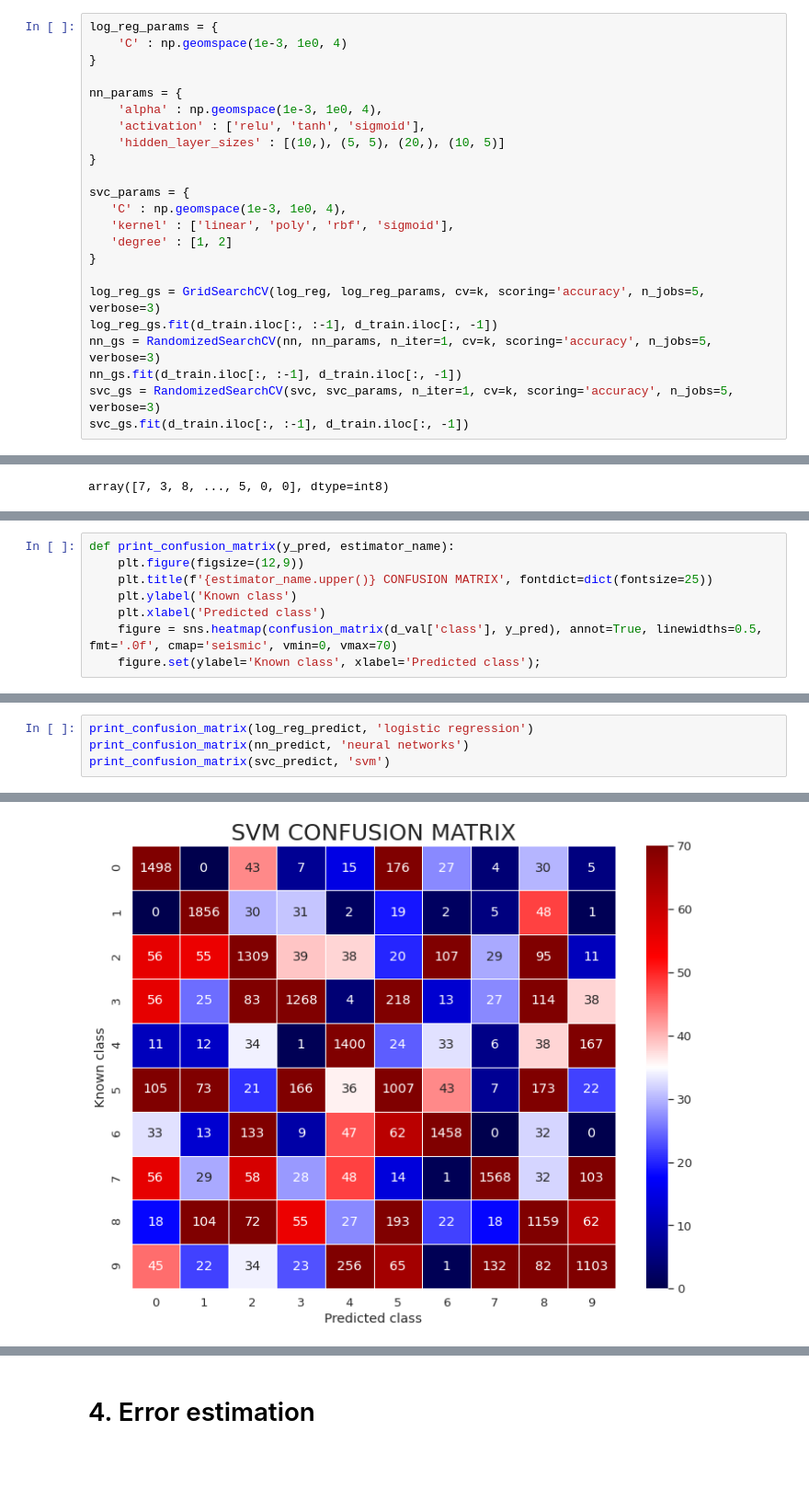
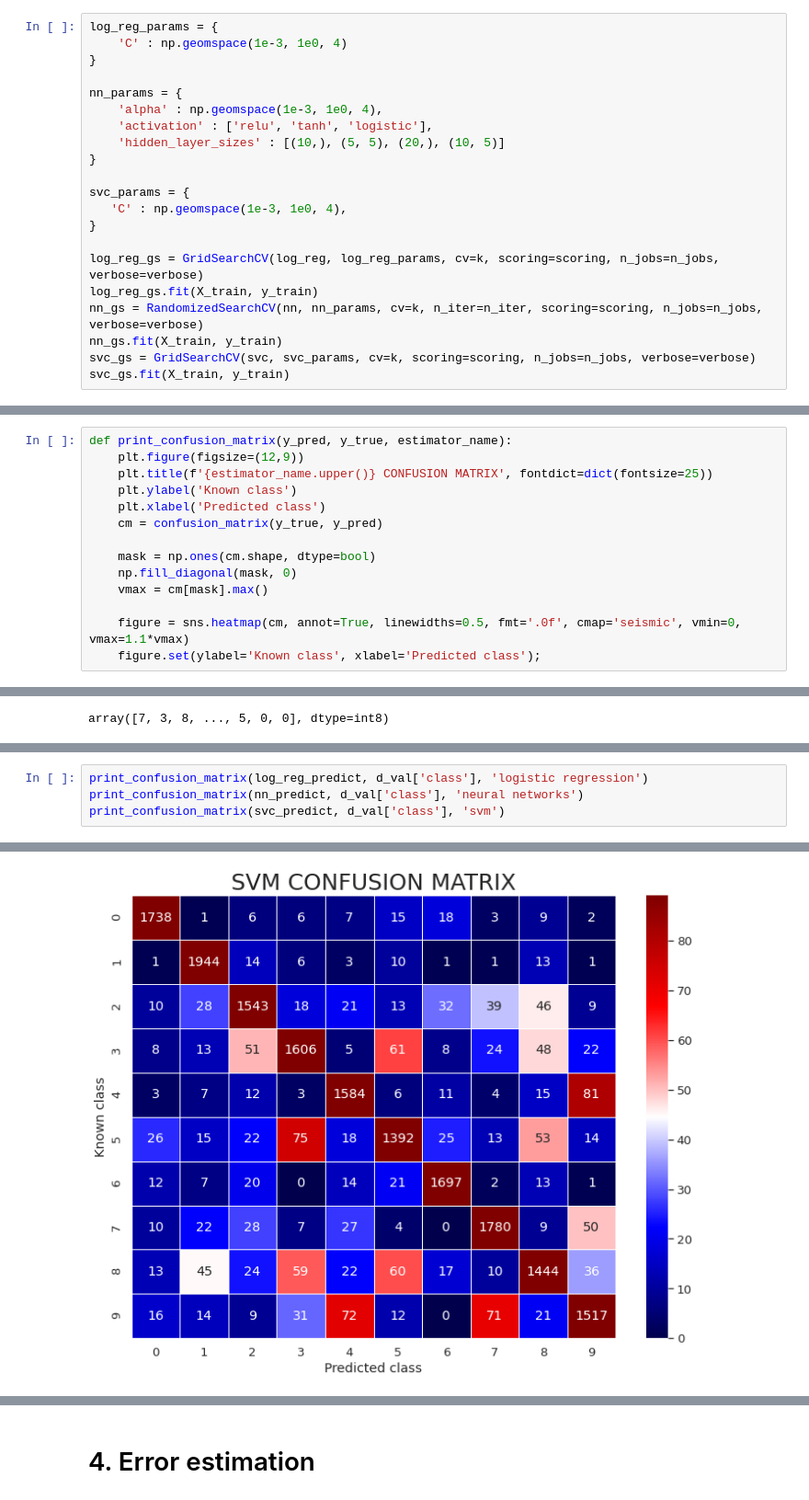
Before and after one commit to Giatroo/MAC0460-EP4, a Jupyter notebook: ep04.ipynb, the cells around one changed output, grey strips where cells are left out. Shown: that part at 92% size. Cells and saved outputs as stored; diff of their text form; blank space fills up the shorter version.

```diff
--- a/ep04.ipynb
+++ b/ep04.ipynb
@@ -219,20 +225,18 @@ log_reg_params = {
 
 nn_params = {
     'alpha' : np.geomspace(1e-3, 1e0, 4),
-    'activation' : ['relu', 'tanh', 'sigmoid'],
+    'activation' : ['relu', 'tanh', 'logistic'],
     'hidden_layer_sizes' : [(10,), (5, 5), (20,), (10, 5)]
 }
 
 svc_params = {
    'C' : np.geomspace(1e-3, 1e0, 4),
-   'kernel' : ['linear', 'poly', 'rbf', 'sigmoid'],
-   'degree' : [1, 2]
 }
 
-log_reg_gs = GridSearchCV(log_reg, log_reg_params, cv=k, scoring='accuracy', n_jobs=5, verbose=3)
-log_reg_gs.fit(d_train.iloc[:, :-1], d_train.iloc[:, -1])
-nn_gs = RandomizedSearchCV(nn, nn_params, n_iter=1, cv=k, scoring='accuracy', n_jobs=5, verbose=3)
-nn_gs.fit(d_train.iloc[:, :-1], d_train.iloc[:, -1])
-svc_gs = RandomizedSearchCV(svc, svc_params, n_iter=1, cv=k, scoring='accuracy', n_jobs=5, verbose=3)
-svc_gs.fit(d_train.iloc[:, :-1], d_train.iloc[:, -1])
+log_reg_gs = GridSearchCV(log_reg, log_reg_params, cv=k, scoring=scoring, n_jobs=n_jobs, verbose=verbose)
+log_reg_gs.fit(X_train, y_train)
+nn_gs = RandomizedSearchCV(nn, nn_params, cv=k, n_iter=n_iter, scoring=scoring, n_jobs=n_jobs, verbose=verbose)
+nn_gs.fit(X_train, y_train)
+svc_gs = GridSearchCV(svc, svc_params, cv=k, scoring=scoring, n_jobs=n_jobs, verbose=verbose)
+svc_gs.fit(X_train, y_train)
 # %% [output]
@@ -267,0 +284,14 @@ def get_errors_df(estimators, X_test, y_test):
+# %%
+def print_confusion_matrix(y_pred, y_true, estimator_name):
+    plt.figure(figsize=(12,9))
+    plt.title(f'{estimator_name.upper()} CONFUSION MATRIX', fontdict=dict(fontsize=25))
+    plt.ylabel('Known class')
+    plt.xlabel('Predicted class')
+    cm = confusion_matrix(y_true, y_pred)
+
+    mask = np.ones(cm.shape, dtype=bool)
+    np.fill_diagonal(mask, 0)
+    vmax = cm[mask].max()
+
+    figure = sns.heatmap(cm, annot=True, linewidths=0.5, fmt='.0f', cmap='seismic', vmin=0, vmax=1.1*vmax)
+    figure.set(ylabel='Known class', xlabel='Predicted class');
@@ -343,8 +377,0 @@ plot_errors(errors_df)
-# %%
-def print_confusion_matrix(y_pred, estimator_name):
-    plt.figure(figsize=(12,9))
-    plt.title(f'{estimator_name.upper()} CONFUSION MATRIX', fontdict=dict(fontsize=25))
-    plt.ylabel('Known class')
-    plt.xlabel('Predicted class')
-    figure = sns.heatmap(confusion_matrix(d_val['class'], y_pred), annot=True, linewidths=0.5, fmt='.0f', cmap='seismic', vmin=0, vmax=70)
-    figure.set(ylabel='Known class', xlabel='Predicted class');
@@ -351,5 +382,5 @@ def print_confusion_matrix(y_pred, estimator_name):
 # %%
-print_confusion_matrix(log_reg_predict, 'logistic regression')
-print_confusion_matrix(nn_predict, 'neural networks')
-print_confusion_matrix(svc_predict, 'svm')
+print_confusion_matrix(log_reg_predict, d_val['class'], 'logistic regression')
+print_confusion_matrix(nn_predict, d_val['class'], 'neural networks')
+print_confusion_matrix(svc_predict, d_val['class'], 'svm')
 # %% [output]
@@ -358,4 +389,4 @@ print_confusion_matrix(svc_predict, 'svm')
-[figure, old version]
+[figure, new version]
 # %%
 models = [log_reg_gs, nn_gs, svc_gs]
 chosen_model = log_reg_gs
```
Also changed, not shown: parts of 23 cells of this notebook.
